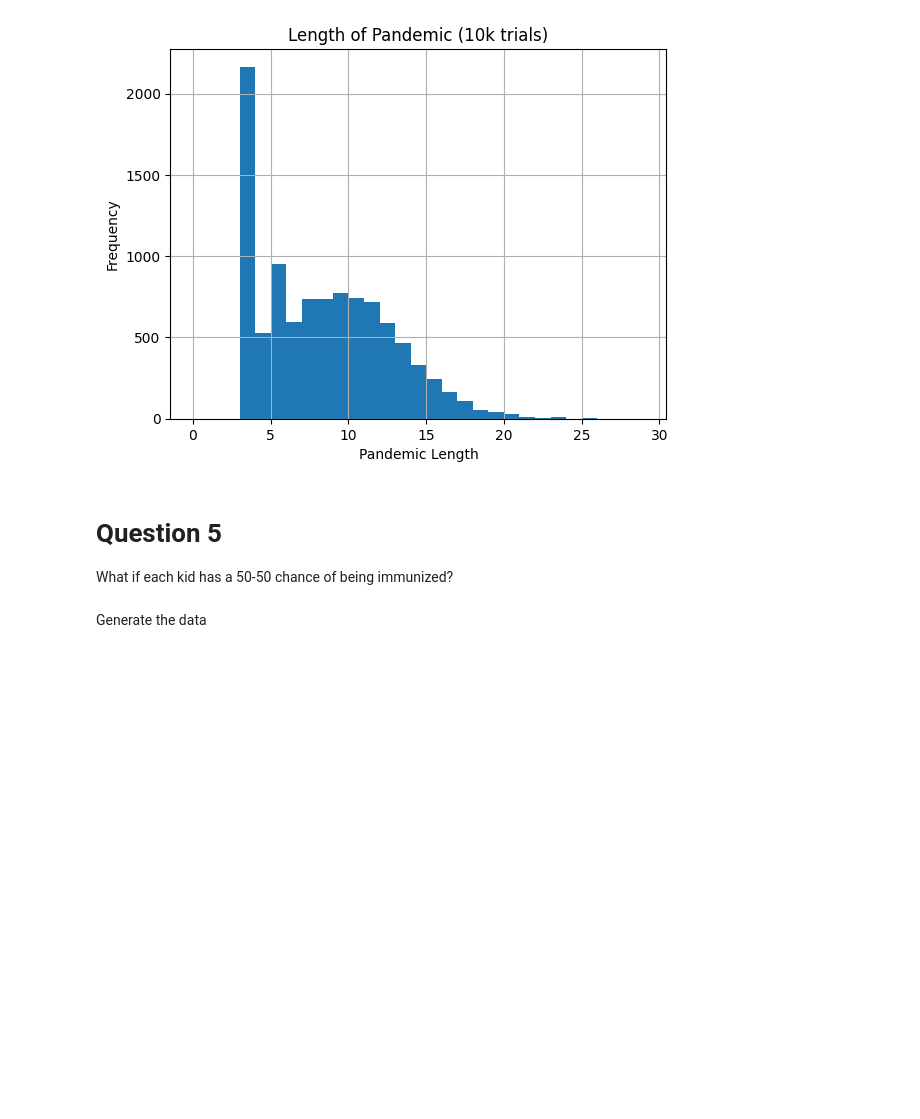
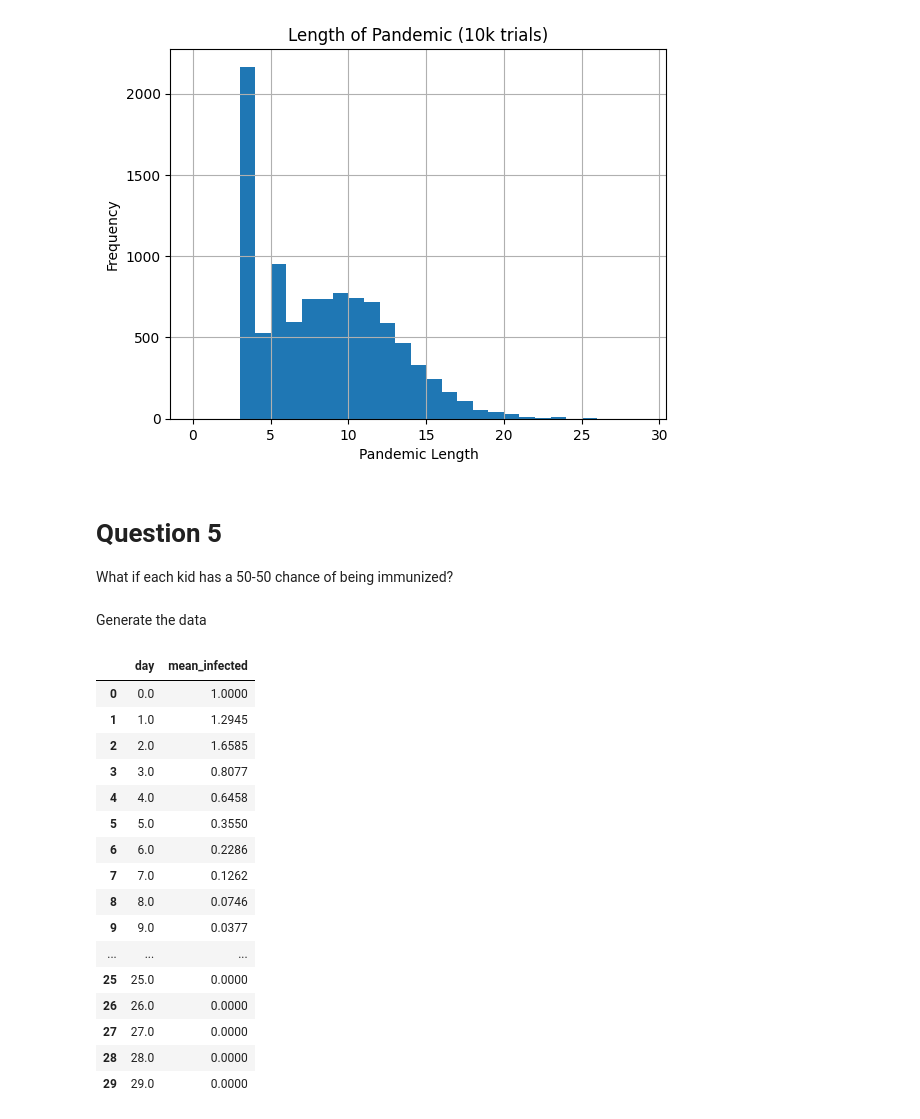
Before and after one commit to chris-messer/Pandemic-Simulation, a Jupyter notebook: src/Analysis.ipynb, the cells around one changed output. Cells and saved outputs as stored; diff of their text form; code cells hidden in the pictures; blank space fills up the shorter version.

```diff
--- a/src/Analysis.ipynb
+++ b/src/Analysis.ipynb
@@ -271,5 +318,32 @@ sim.sim_results.to_csv(parent_directory+'/data/50pcnt_vacc_10k.csv')
 # %%
 vacc_df = pd.read_csv(wd+'/data/50pcnt_vacc_10k.csv')
+# %%
+summary = pd.pivot_table(
+    vacc_df,
+    index=['day'],
+    values='contagious',
+    aggfunc=['mean'],
+).reset_index()
+summary.columns = ['day', 'mean_infected']
+summary
+# %% [output]
+|  | day | mean_infected |
+| 0 | 0.0 | 1.0000 |
+| 1 | 1.0 | 1.2945 |
+| 2 | 2.0 | 1.6585 |
+| 3 | 3.0 | 0.8077 |
+| 4 | 4.0 | 0.6458 |
+| 5 | 5.0 | 0.3550 |
+| 6 | 6.0 | 0.2286 |
+| 7 | 7.0 | 0.1262 |
+| 8 | 8.0 | 0.0746 |
+| 9 | 9.0 | 0.0377 |
+| ... | ... | ... |
+| 25 | 25.0 | 0.0000 |
+| 26 | 26.0 | 0.0000 |
+| 27 | 27.0 | 0.0000 |
+| 28 | 28.0 | 0.0000 |
+| 29 | 29.0 | 0.0000 |
 # %%
 pandemic_length_vacc = vacc_df.loc[vacc_df['contagious'] == 0]
 pandemic_length_vacc = pd.pivot_table(
```
Also changed, not shown: parts of 11 cells of this notebook, 1 other file.
